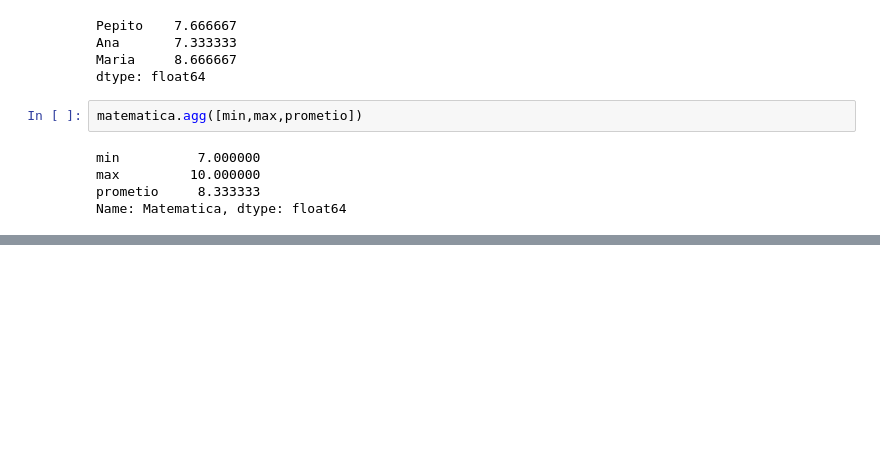
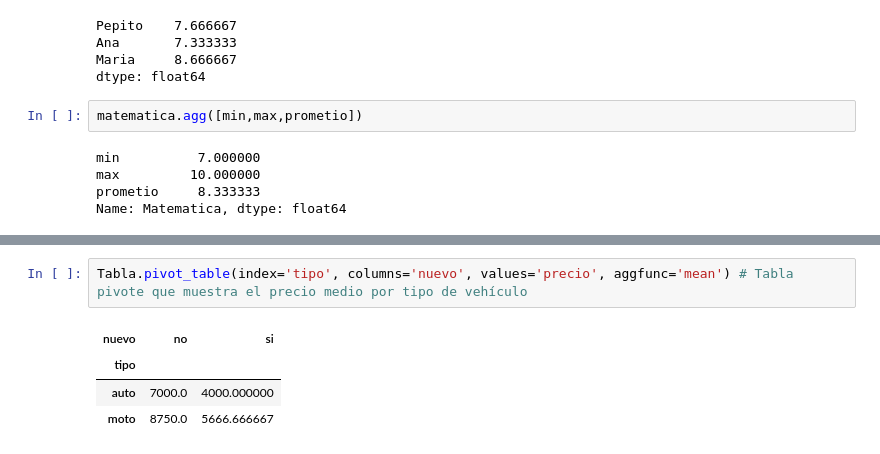
Before and after one commit to Gael-M0/PracticaUDM, a Jupyter notebook: udemy/Python_DataScience/pandas.ipynb, the cells around one changed output, grey strips where cells are left out. Cells and saved outputs as stored; diff of their text form; blank space fills up the shorter version.

```diff
--- a/udemy/Python_DataScience/pandas.ipynb
+++ b/udemy/Python_DataScience/pandas.ipynb
@@ -621,0 +643,7 @@ Name: Matematica, dtype: float64
+# %%
+Tabla.pivot_table(index='tipo', columns='nuevo', values='precio', aggfunc='mean') # Tabla pivote que muestra el precio medio por tipo de vehículo
+# %% [output]
+| nuevo | no | si |
+| tipo |  |  |
+| auto | 7000.0 | 4000.000000 |
+| moto | 8750.0 | 5666.666667 |
```
Also changed, not shown: parts of 5 cells of this notebook.
